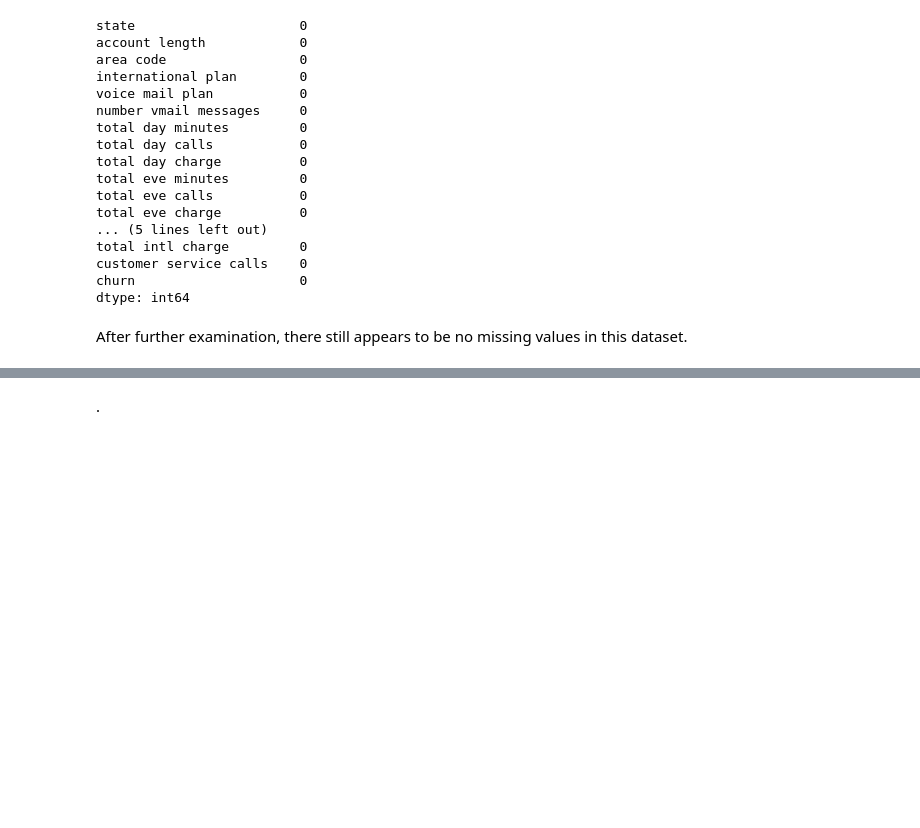
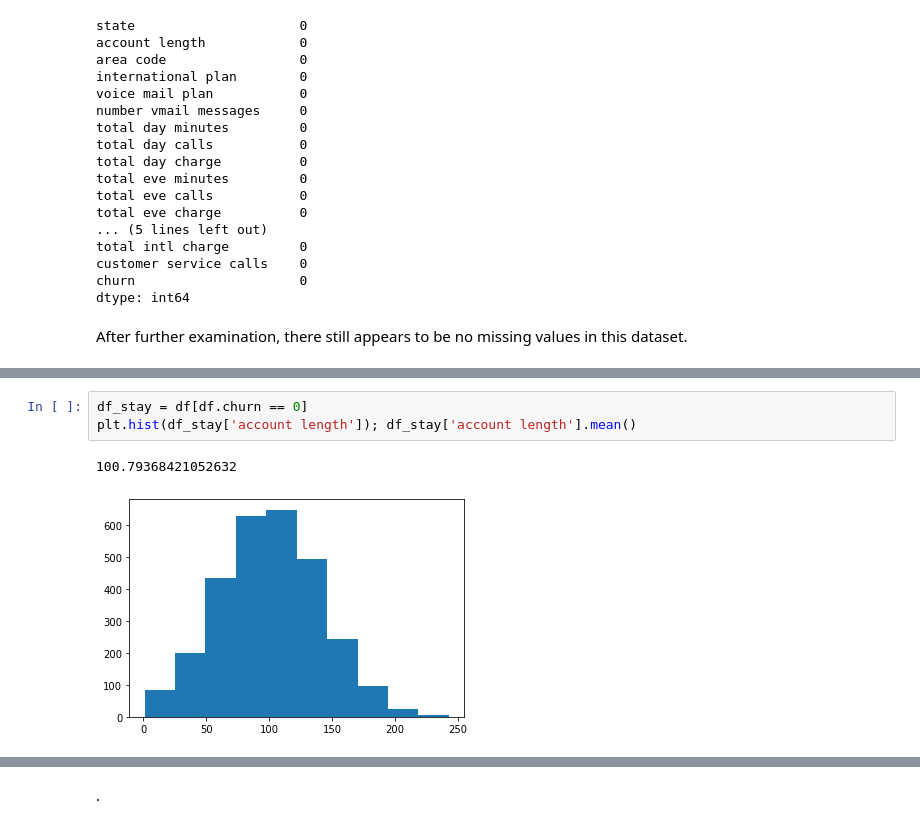
Before and after one commit to KyleWeesner/Phase_3, a Jupyter notebook: Jupyter Notebooks/Exploratory Data Analysis.ipynb, the cells around one changed output, grey strips where cells are left out. Saved outputs shown, nothing was run; the diff lists cells and outputs as text; blank space fills up the shorter version.

```diff
--- a/Jupyter Notebooks/Exploratory Data Analysis.ipynb
+++ b/Jupyter Notebooks/Exploratory Data Analysis.ipynb
@@ -401,0 +418,6 @@ After further examination, there still appears to be no missing values in this d
+# %%
+df_stay = df[df.churn == 0]
+plt.hist(df_stay['account length']); df_stay['account length'].mean()
+# %% [output]
+100.79368421052632
+[figure, added]
```
Also changed, not shown: parts of 27 cells of this notebook, 3 other files.
